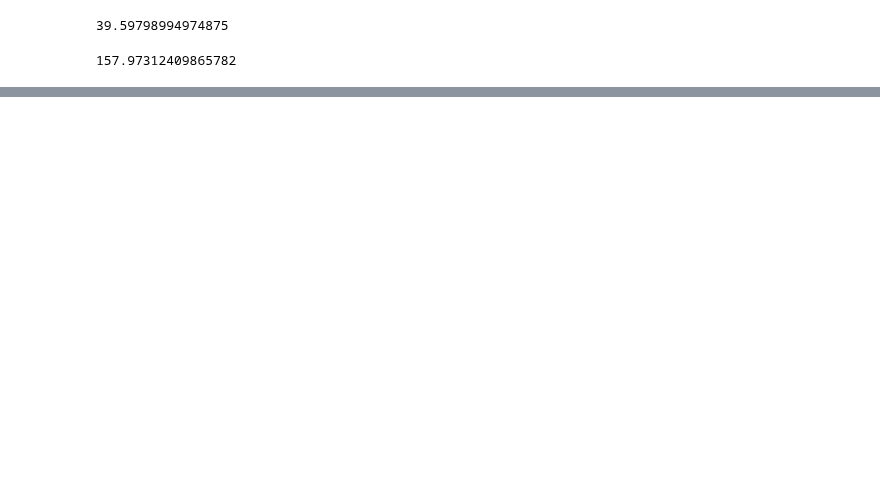
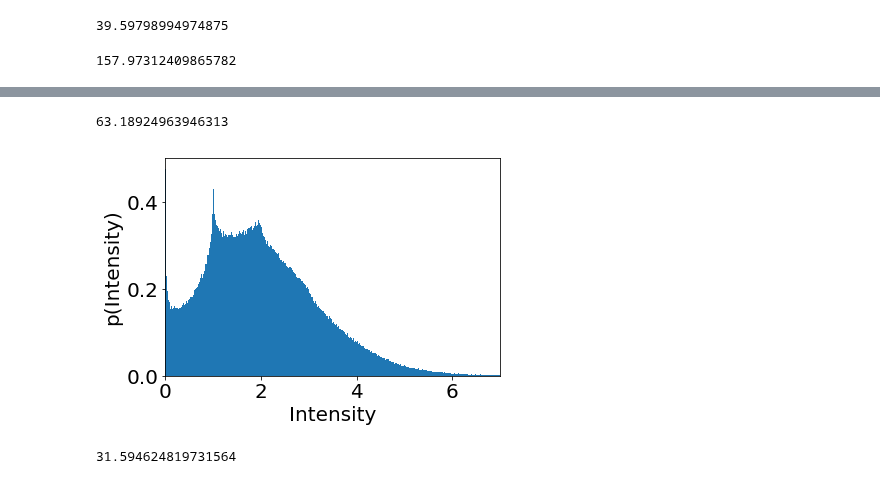
Before and after one commit to hstrey/FCS-simulations, a Jupyter notebook: OneD_intensity_dist_simulation.ipynb, the cells around one changed output, grey strips where cells are left out. Cells and saved outputs as stored; diff of their text form; code cells hidden in the pictures; blank space fills up the shorter version.

```diff
--- a/OneD_intensity_dist_simulation.ipynb
+++ b/OneD_intensity_dist_simulation.ipynb
@@ -70,0 +70,40 @@ int_list.mean()
+# %%
+# we want a certain number of particles per length
+# for a particular w which represents an effective size of sqrt(pi)/2*w
+N_avg = 2
+N_avg_L = N_avg*L/np.sqrt(np.pi)*np.sqrt(2)/w
+print(N_avg_L)
+
+N_samples = 1000000
+N_draws2 = np.random.poisson(N_avg_L,N_samples)
+int_list2 = [np.sum(ep*sigma*np.sqrt(2*np.pi)*
+                   norm.pdf(xlim1 + L*np.random.random(n), loc=0,scale=sigma))
+                  for n in N_draws2]
+int_list2 = np.array(int_list2)
+# %% [output]
+63.18924963946313
+# %%
+_ = plt.hist(int_list2,bins=500,density=True)
+#plt.ylim((0,1))
+plt.xlim((0,7))
+plt.xlabel("Intensity")
+plt.ylabel("p(Intensity)")
+plt.savefig("OneDN2.png",format='png',dpi=300,bbox_inches='tight',facecolor="white",backgroundcolor="white")
+#plt.savefig("OneDN2.pdf",format='pdf',dpi=300,bbox_inches='tight',facecolor="white",backgroundcolor="white")
+# %% [output]
+[figure, added]
+# %%
+# we want a certain number of particles per length
+# for a particular w which represents an effective size of sqrt(pi)/2*w
+N_avg = 1
+N_avg_L = N_avg*L/np.sqrt(np.pi)*np.sqrt(2)/w
+print(N_avg_L)
+
+N_samples = 1000000
+N_draws1 = np.random.poisson(N_avg_L,N_samples)
+int_list1 = [np.sum(ep*sigma*np.sqrt(2*np.pi)*
+                   norm.pdf(xlim1 + L*np.random.random(n), loc=0,scale=sigma))
+                  for n in N_draws1]
+int_list1 = np.array(int_list1)
+# %% [output]
+31.594624819731564
```
Also changed, not shown: parts of 10 cells of this notebook, 1 other file.
